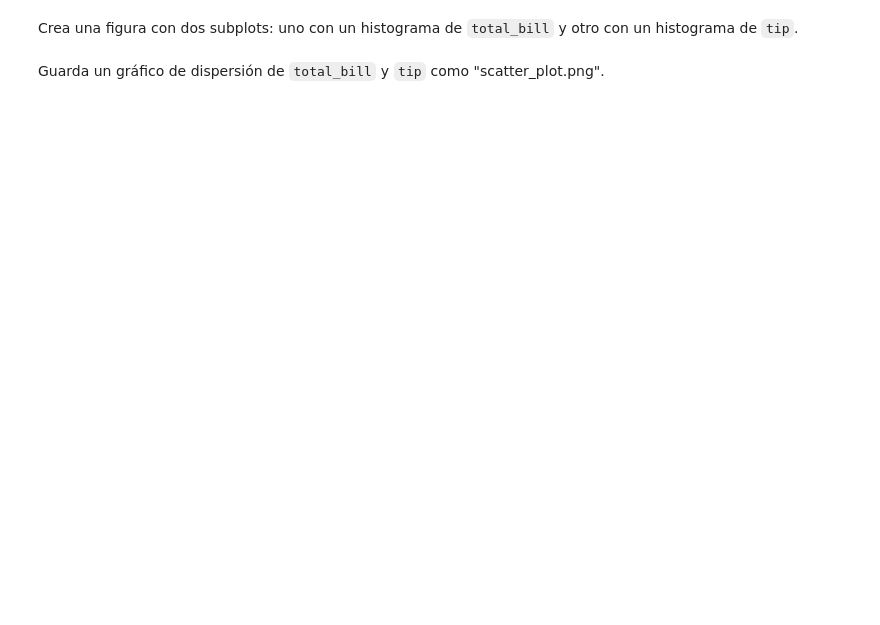
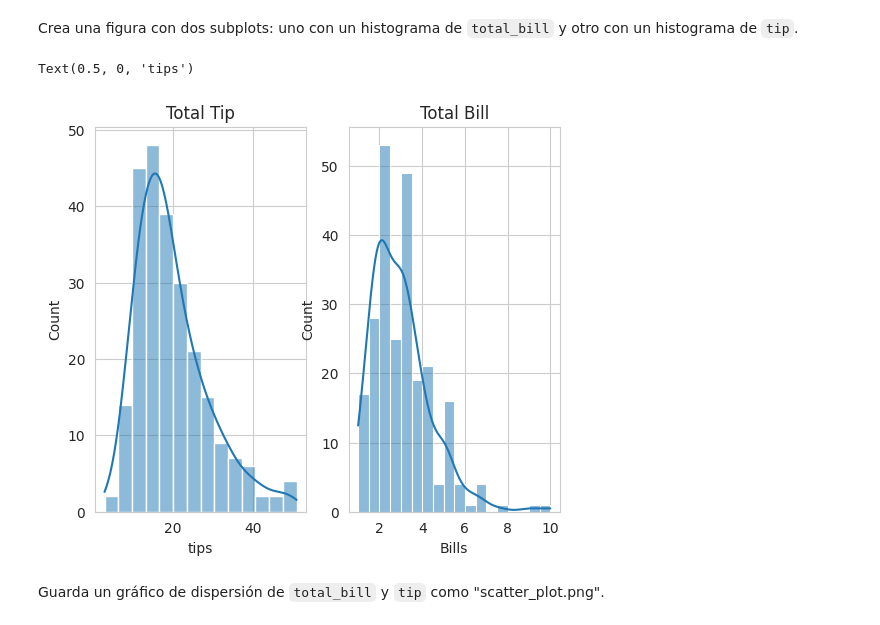
Before and after one commit to aletej96/Python-classes, a Jupyter notebook: Notebooks/LESSON III-INTRO TO MATPLOTLIB Y SEABORN.ipynb, the cells around one changed output. Drawn from its saved outputs; the diff is of its cells as text; code cells hidden in the pictures; blank space fills up the shorter version.

```diff
--- a/Notebooks/LESSON III-INTRO TO MATPLOTLIB Y SEABORN.ipynb
+++ b/Notebooks/LESSON III-INTRO TO MATPLOTLIB Y SEABORN.ipynb
@@ -299,4 +323,20 @@ sns.scatterplot()
 # %% [markdown]
 Crea una figura con dos subplots: uno con un histograma de `total_bill` y otro con un histograma de `tip`.
+# %%
+fig = plt.figure(figsize=(6, 5))
+
+ax1 = fig.add_subplot(1, 2, 1)
+ax2 = fig.add_subplot(1, 2, 2)
+
+sns.histplot(data=tips_dataset, x="total_bill", kde=True, ax=ax1)
+sns.histplot(data=tips_dataset, x="tip", kde=True, ax=ax2)
+size= 10,
+ax2.set_title("Total Bill")
+ax2.set_xlabel("Bills")
+ax1.set_title("Total Tip")
+ax1.set_xlabel("tips")
+# %% [output]
+Text(0.5, 0, 'tips')
+[figure, added]
 # %% [markdown]
 Guarda un gráfico de dispersión de `total_bill` y `tip` como "scatter_plot.png".
```
Also changed, not shown: parts of 17 cells of this notebook.
